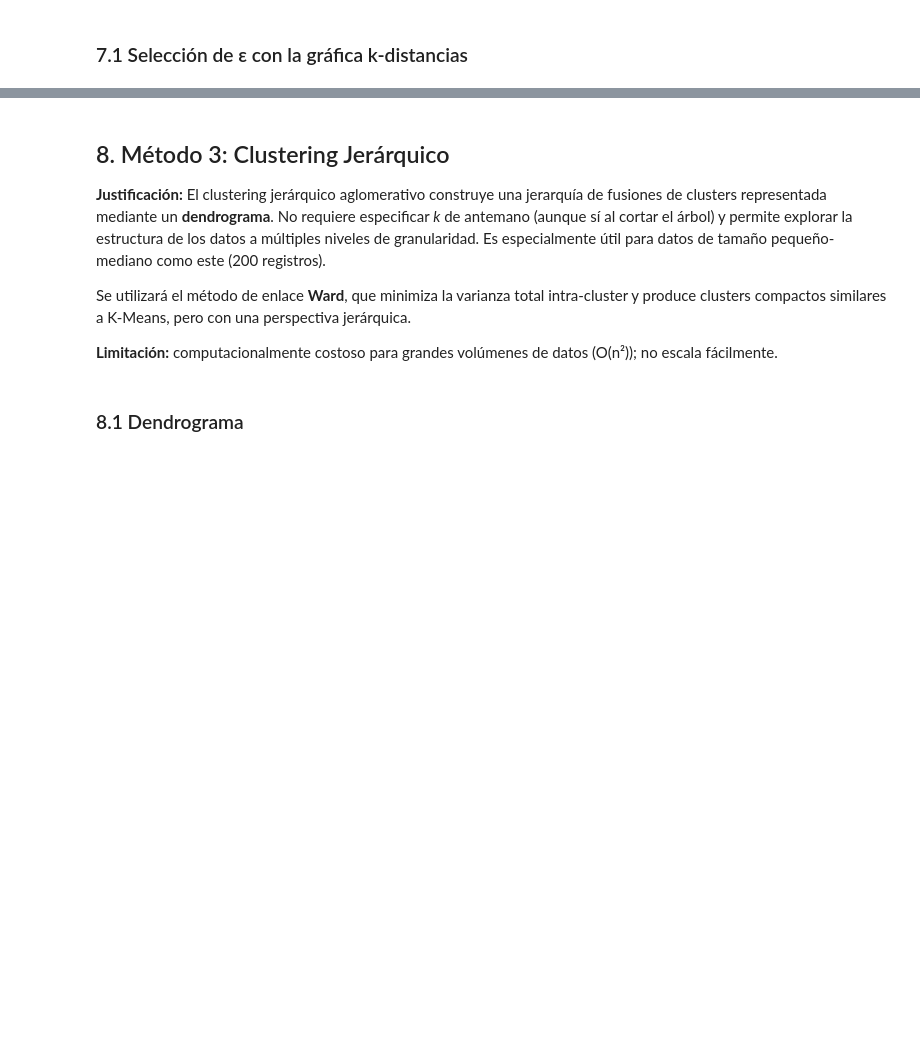
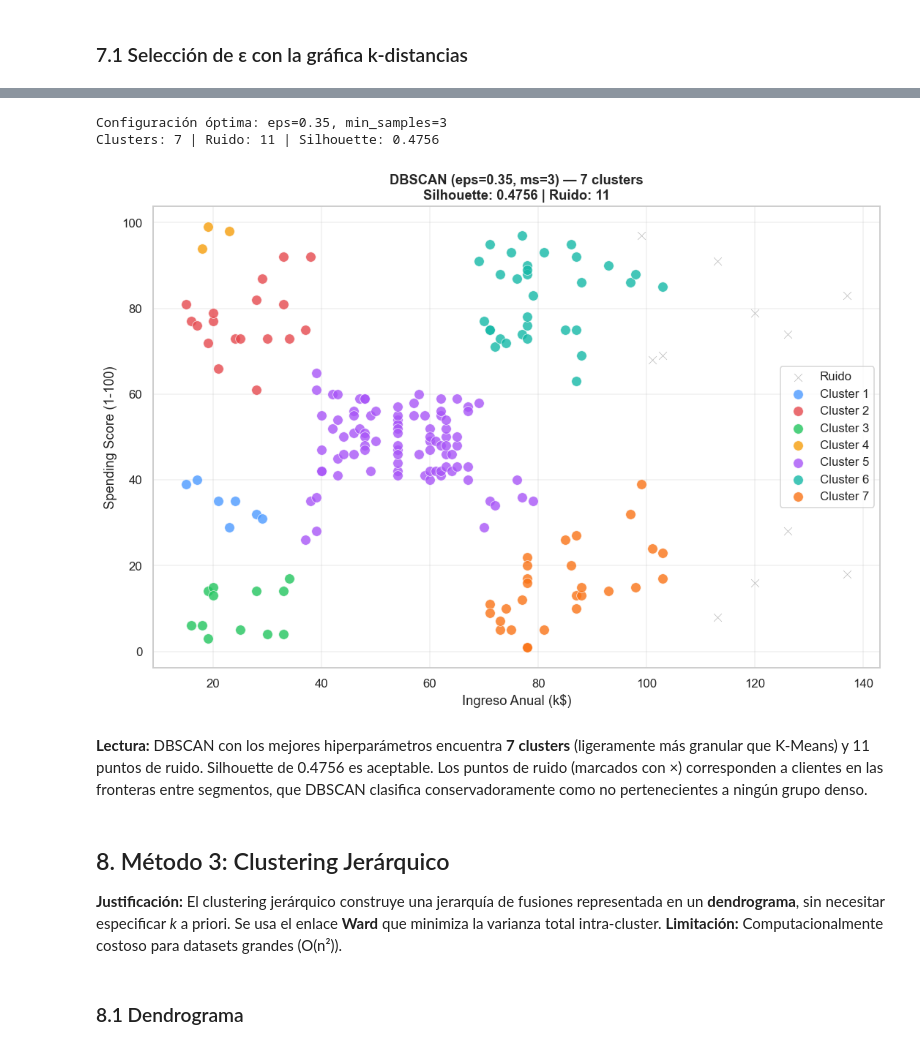
Before and after one commit to EmilianoVS09/Entrega4AnalisisDatos, a Jupyter notebook: Notebooks/Ejercicio_4_Mall_Customers.ipynb, the cells around one changed output, grey strips where cells are left out. Drawn from its saved outputs; the diff is of its cells as text; code cells hidden in the pictures; blank space fills up the shorter version.

Commit message:
Solución Punto 4 Completo

```diff
--- a/Notebooks/Ejercicio_4_Mall_Customers.ipynb
+++ b/Notebooks/Ejercicio_4_Mall_Customers.ipynb
@@ -391,55 +395,46 @@ print(top_results.to_string(index=False))
 # %%
-best_row = results_df.loc[results_df["silhouette"].idxmax()]
-EPS_OPT = best_row["eps"]
-MS_OPT = int(best_row["min_samples"])
+best_sil, EPS_OPT, MS_OPT = -1, 0.5, 5
+results_dbscan = []
+for eps in np.arange(0.3, 1.5, 0.05):
+    for ms in [3, 5, 7, 10]:
+        db = DBSCAN(eps=round(eps,2), min_samples=ms).fit(X_2d)
+        labs = db.labels_
+        nc = len(set(labs)) - (1 if -1 in labs else 0)
+        if nc < 2: continue
+        s = silhouette_score(X_2d, labs)
+        results_dbscan.append({"eps": round(eps,2), "min_samples": ms, "n_clusters": nc,
+                                "n_noise": int((labs==-1).sum()), "silhouette": round(s,4)})
+        if s > best_sil: best_sil = s; EPS_OPT = round(eps,2); MS_OPT = ms
 
-dbscan = DBSCAN(eps=EPS_OPT, min_samples=MS_OPT)
-dbscan.fit(X_2d)
+dbscan = DBSCAN(eps=EPS_OPT, min_samples=MS_OPT).fit(X_2d)
 df["Cluster_DBSCAN"] = dbscan.labels_
+nc_db = len(set(dbscan.labels_)) - (1 if -1 in dbscan.labels_ else 0)
+nn_db = int((dbscan.labels_==-1).sum())
+sil_db = silhouette_score(X_2d, dbscan.labels_)
+print(f"Configuración óptima: eps={EPS_OPT}, min_samples={MS_OPT}")
+print(f"Clusters: {nc_db} | Ruido: {nn_db} | Silhouette: {sil_db:.4f}")
 
-n_clusters_db = len(set(dbscan.labels_)) - (1 if -1 in dbscan.labels_ else 0)
-n_noise_db = (dbscan.labels_ == -1).sum()
-sil_dbscan = silhouette_score(X_2d, dbscan.labels_)
-
-print(f"Configuración óptima: eps={EPS_OPT}, min_samples={MS_OPT}")
-print(f"Clusters encontrados: {n_clusters_db}")
-print(f"Puntos de ruido:      {n_noise_db}")
-print(f"Silhouette Score:     {sil_dbscan:.4f}")
-
-# Visualización DBSCAN
 fig, ax = plt.subplots(figsize=(10, 7))
-unique_labels = sorted(set(dbscan.labels_))
-palette_db = {-1: "#AAAAAA", **{i: CLUSTER_PALETTE[i] for i in range(n_clusters_db)}}
-label_names = {-1: "Ruido", **{i: f"Cluster {i+1}" for i in range(n_clusters_db)}}
-
-for label in unique_labels:
-    mask = df["Cluster_DBSCAN"] == label
-    marker = "x" if label == -1 else "o"
-    size = 50 if label == -1 else 80
-    ax.scatter(
-        df.loc[mask, "Income"], df.loc[mask, "SpendingScore"],
-        s=size, alpha=0.8 if label != -1 else 0.5,
-        color=palette_db[label], marker=marker,
-        label=label_names[label], edgecolors="white" if label != -1 else "none", linewidth=0.5
-    )
-
-ax.set_title(f"DBSCAN (eps={EPS_OPT}, min_samples={MS_OPT}) — {n_clusters_db} clusters\n"
-             f"Silhouette Score: {sil_dbscan:.4f} | Ruido: {n_noise_db} puntos",
-             fontsize=12, fontweight="bold")
-ax.set_xlabel("Ingreso Anual (k$)")
-ax.set_ylabel("Spending Score (1-100)")
-ax.legend()
-ax.grid(True, alpha=0.3)
-plt.tight_layout()
-plt.show()
+for lab in sorted(set(dbscan.labels_)):
+    m = df["Cluster_DBSCAN"]==lab
+    c = "#AAAAAA" if lab==-1 else PALETTE[lab%len(PALETTE)]
+    nm = "Ruido" if lab==-1 else f"Cluster {lab+1}"
+    ax.scatter(df.loc[m,"Income"], df.loc[m,"SpendingScore"], s=80 if lab!=-1 else 50,
+               alpha=0.8, color=c, marker="o" if lab!=-1 else "x",
+               label=nm, edgecolors="white" if lab!=-1 else "none", lw=0.5)
+ax.set_title(f"DBSCAN (eps={EPS_OPT}, ms={MS_OPT}) — {nc_db} clusters\nSilhouette: {sil_db:.4f} | Ruido: {nn_db}", fontsize=12, fontweight="bold")
+ax.set_xlabel("Ingreso Anual (k$)"); ax.set_ylabel("Spending Score (1-100)"); ax.legend(); ax.grid(True, alpha=0.3)
+plt.tight_layout(); plt.show()
+# %% [output]
+Configuración óptima: eps=0.35, min_samples=3
+Clusters: 7 | Ruido: 11 | Silhouette: 0.4756
+[figure, added]
+# %% [markdown]
+**Lectura:** DBSCAN con los mejores hiperparámetros encuentra **7 clusters** (ligeramente más granular que K-Means) y 11 puntos de ruido. Silhouette de 0.4756 es aceptable. Los puntos de ruido (marcados con ×) corresponden a clientes en las fronteras entre segmentos, que DBSCAN clasifica conservadoramente como no pertenecientes a ningún grupo denso.
 # %% [markdown]
 ## 8. Método 3: Clustering Jerárquico
 
-**Justificación:** El clustering jerárquico aglomerativo construye una jerarquía de fusiones de clusters representada mediante un **dendrograma**. No requiere especificar *k* de antemano (aunque sí al cortar el árbol) y permite explorar la estructura de los datos a múltiples niveles de granularidad. Es especialmente útil para datos de tamaño pequeño-mediano como este (200 registros).
-
-Se utilizará el método de enlace **Ward**, que minimiza la varianza total intra-cluster y produce clusters compactos similares a K-Means, pero con una perspectiva jerárquica.
-
-**Limitación:** computacionalmente costoso para grandes volúmenes de datos (O(n²)); no escala fácilmente.
+**Justificación:** El clustering jerárquico construye una jerarquía de fusiones representada en un **dendrograma**, sin necesitar especificar *k* a priori. Se usa el enlace **Ward** que minimiza la varianza total intra-cluster. **Limitación:** Computacionalmente costoso para datasets grandes (O(n²)).
 # %% [markdown]
 ### 8.1 Dendrograma
 # %%
```
Also changed, not shown: parts of 39 cells of this notebook.
